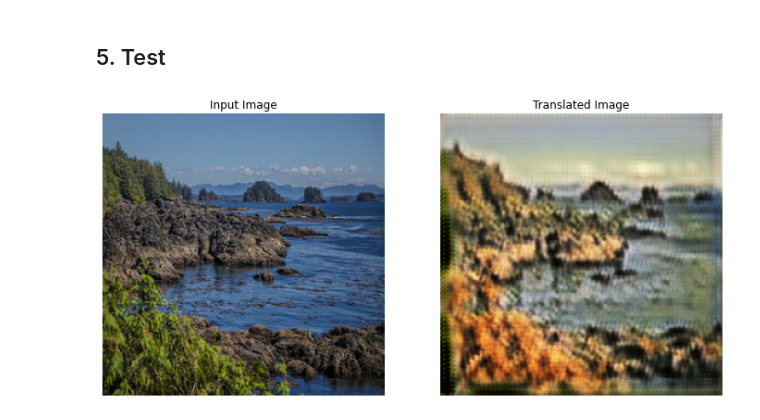
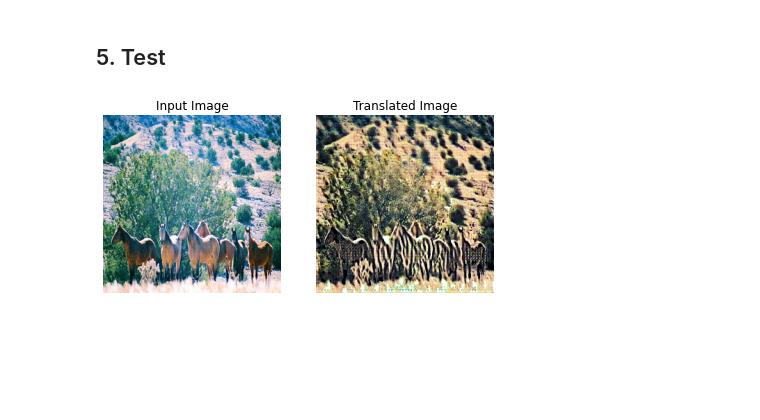
Before and after one commit to yongsun-yoon/deep-learning-paper-implementation-tensorflow, a Jupyter notebook: 02_Vision/Unpaired_Image_to_Image_Translation_using_Cycle_Consistent_Adversarial_Networks.ipynb, the cells around one changed output. Drawn from its saved outputs; the diff is of its cells as text; code cells hidden in the pictures; blank space fills up the shorter version.

```diff
--- a/02_Vision/Unpaired_Image_to_Image_Translation_using_Cycle_Consistent_Adversarial_Networks.ipynb
+++ b/02_Vision/Unpaired_Image_to_Image_Translation_using_Cycle_Consistent_Adversarial_Networks.ipynb
@@ -95,7 +95,7 @@ fig, ax = plt.subplots(1, 2, figsize=(7, 13))
 ax[0].imshow(example_a)
 ax[1].imshow(example_b)
 
-ax[0].set_title('Cezanne')
-ax[1].set_title('Photo')
+ax[0].set_title('Horse')
+ax[1].set_title('Zebra')
 plt.show()
 # %% [output]
@@ -190,10 +196,10 @@ class Model(tf.keras.Model):
     def __init__(self, input_shape=(256, 256, 3), LAMBDA=10.0):
         super().__init__()
         self.LAMBDA = LAMBDA
-        self.g_a = build_generator(input_shape)
-        self.g_b = build_generator(input_shape)
-        self.d_a = build_discriminator(input_shape)
-        self.d_b = build_discriminator(input_shape)
+        self.g_a = build_generator()
+        self.g_b = build_generator()
+        self.d_a = build_discriminator()
+        self.d_b = build_discriminator()
 
     def compile(self):
         super().compile()
@@ -208,12 +214,10 @@ class Model(tf.keras.Model):
     def d_loss_fn(self, real_prob, fake_prob):
         real_loss = tf.keras.losses.mse(tf.ones_like(real_prob), real_prob)
         fake_loss = tf.keras.losses.mse(tf.zeros_like(fake_prob), fake_prob)
-        return tf.reduce_mean(real_loss + fake_loss) * 0.5
+        loss = tf.reduce_mean(real_loss + fake_loss) * 0.5
+        return loss
 
-    def cycle_loss_fn(self, real, fake):
-        return tf.reduce_mean(tf.keras.losses.mae(real, fake))
-
-    def identity_loss_fn(self, real, fake):
+    def mae_loss_fn(self, real, fake):
         return tf.reduce_mean(tf.keras.losses.mae(real, fake))
 
     def call(self, x):
@@ -232,14 +236,14 @@ class Model(tf.keras.Model):
 
             loss_adv_a = self.g_loss_fn(self.d_a(fake_a))
             loss_adv_b = self.g_loss_fn(self.d_b(fake_b))
-            loss_cycle = self.cycle_loss_fn(real_a, cycled_a) + self.cycle_loss_fn(real_b, cycled_b)
-            loss_identity_a = self.identity_loss_fn(real_a, identity_a)
-            loss_identity_b = self.identity_loss_fn(real_b, identity_b)
+            loss_cycle = self.mae_loss_fn(real_a, cycled_a) + self.mae_loss_fn(real_b, cycled_b)
+            loss_identity_a = self.mae_loss_fn(real_a, identity_a)
+            loss_identity_b = self.mae_loss_fn(real_b, identity_b)
 
             loss_g_a = loss_adv_a + self.LAMBDA * loss_cycle + self.LAMBDA * 0.5 * loss_identity_a
             loss_g_b = loss_adv_b + self.LAMBDA * loss_cycle + self.LAMBDA * 0.5 * loss_identity_b
-            loss_d_a = self.d_loss_fn(self.d_a(real_a), self.d_a(fake_a)) / 2
-            loss_d_b = self.d_loss_fn(self.d_b(real_b), self.d_b(fake_b)) / 2
+            loss_d_a = self.d_loss_fn(self.d_a(real_a), self.d_a(fake_a))
+            loss_d_b = self.d_loss_fn(self.d_b(real_b), self.d_b(fake_b))
 
         grad_g_a = tape.gradient(loss_g_a, self.g_a.trainable_variables)
         grad_g_b = tape.gradient(loss_g_b, self.g_b.trainable_variables)
@@ -277,10 +281,10 @@ class GANCallback(tf.keras.callbacks.Callback):
         self.num_img = num_img
 
     def on_epoch_end(self, epoch, logs=None):
-        fig, ax = plt.subplots(4, 2, figsize=(12, 12))
+        fig, ax = plt.subplots(self.num_img, 2, figsize=(6, 6))
         for i in range(self.num_img):
-            inputs = train_loader_b.next()
-            translated = self.model.g_a(inputs)
+            inputs = train_loader_a.next()
+            translated = self.model.g_b(inputs)
             inputs = post_proc(inputs)
             translated = post_proc(translated)
 
@@ -297,7 +301,7 @@ class GANCallback(tf.keras.callbacks.Callback):
 # %%
 model.fit(
     data_generator(train_loader_a, train_loader_b),
-    steps_per_epoch = 100,
+    steps_per_epoch = 1000,
     epochs = 10,
     callbacks = [GANCallback()]
 )
@@ -307,20 +311,20 @@ model.fit(
 test_loader_a = Dataloader('data/testA', 'test')
 test_loader_b = Dataloader('data/testB', 'test')
 # %%
-inputs = test_loader_b.next()
-translated = model.g_a(inputs)
+inputs = test_loader_a.next()
+translated = model.g_b(inputs)
 inputs = post_proc(inputs)
 translated = post_proc(translated)
 
-fig, ax = plt.subplots(1, 2, figsize=(12, 12))
+fig, ax = plt.subplots(1, 2, figsize=(7, 13))
 ax[0].imshow(inputs)
 ax[0].set_title('Input Image')
 ax[0].axis('off')
 
 ax[1].imshow(translated)
 ax[1].set_title('Translated Image')
 ax[1].axis('off')
 
 plt.show()
 # %% [output]
-[figure, old version]
+[figure, new version]
```
Also changed, not shown: parts of 9 cells of this notebook, 2 other files.
